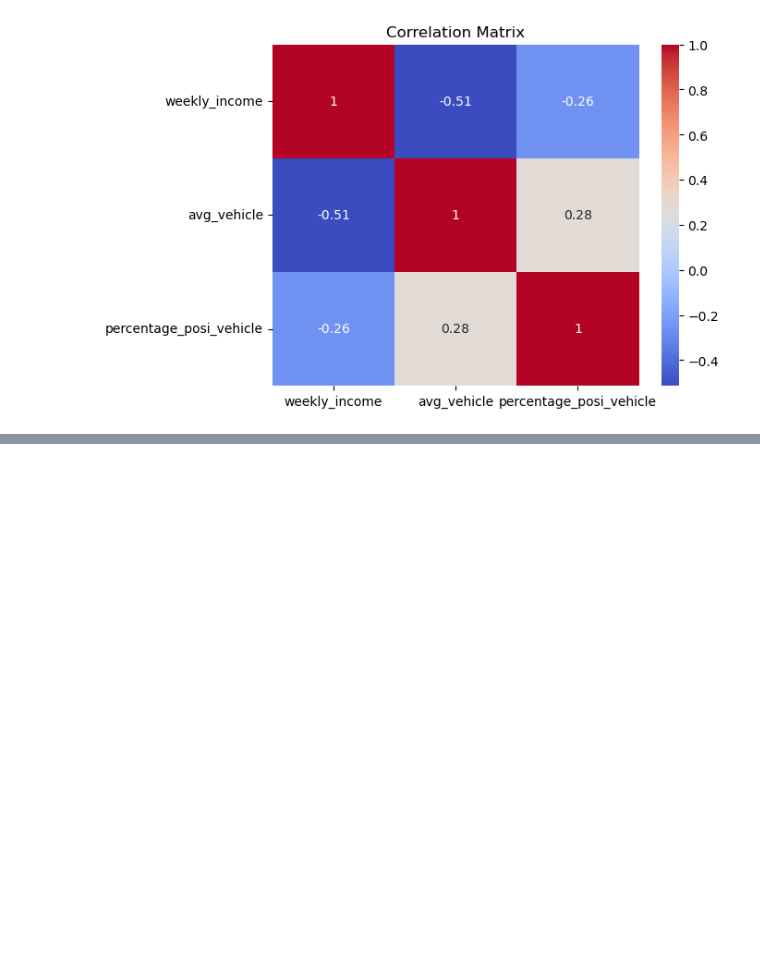
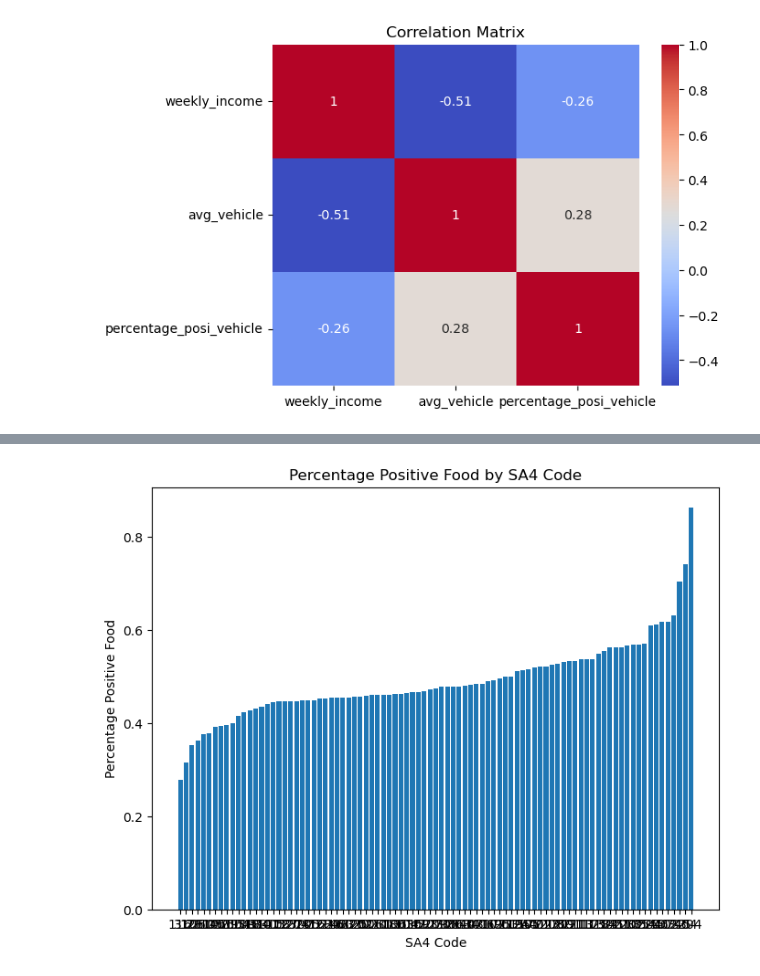
Before and after one commit to terrance2630/CCC_A2, a Jupyter notebook: processed_data_analysis/test.ipynb, the cells around one changed output, grey strips where cells are left out. Cells and saved outputs as stored; diff of their text form; code cells hidden in the pictures; blank space fills up the shorter version.

```diff
--- a/processed_data_analysis/test.ipynb
+++ b/processed_data_analysis/test.ipynb
@@ -201,0 +207,26 @@ plt.show()
+# %%
+# s1_data data structure -- SA4_code:[total_tweet_mentioned_food, posi, nega, neutral, percen_posi, percen_nega, percen_neutral, food_retail_num]
+with open('/Users/euniceyao/Documents/GitHub/CCC_A2/final_processed_data/s1_data.json', 'r') as file:
+    s1_data = json.load(file)
+# %%
+SA4_code = []
+total_tweet_food = []
+percentage_posi_food = []
+food_retail_num = []
+
+for item in s1_data:
+    SA4_code.append(item)
+    total_tweet_food.append(s1_data[item][0])
+    percentage_posi_food.append(s1_data[item][4])
+    food_retail_num .append(s1_data[item][7])
+
+selected_data_food = {
+    'SA4_code': SA4_code,
+    'total_tweet_food': total_tweet_food,
+    # 'posi_tweet_vehicle': posi_tweet_vehicle,
+    'percentage_posi_food': percentage_posi_food,
+    'food_retail_num': food_retail_num
+}
+
+food_df = pd.DataFrame(selected_data_food)
+food_df
@@ -201,0 +247,13 @@ plt.show()
+# %%
+# Sort the DataFrame by the "percentage_posi_food" column
+food_sorted_df = food_df.sort_values('percentage_posi_food')
+
+# Plot a bar plot
+plt.figure(figsize=(8, 6))
+plt.bar(food_sorted_df['SA4_code'], food_sorted_df['percentage_posi_food'])
+plt.xlabel('SA4 Code')
+plt.ylabel('Percentage Positive Food')
+plt.title('Percentage Positive Food by SA4 Code')
+plt.show()
+# %% [output]
+[figure, added]
```
Also changed, not shown: parts of 11 cells of this notebook, 13 other files.
